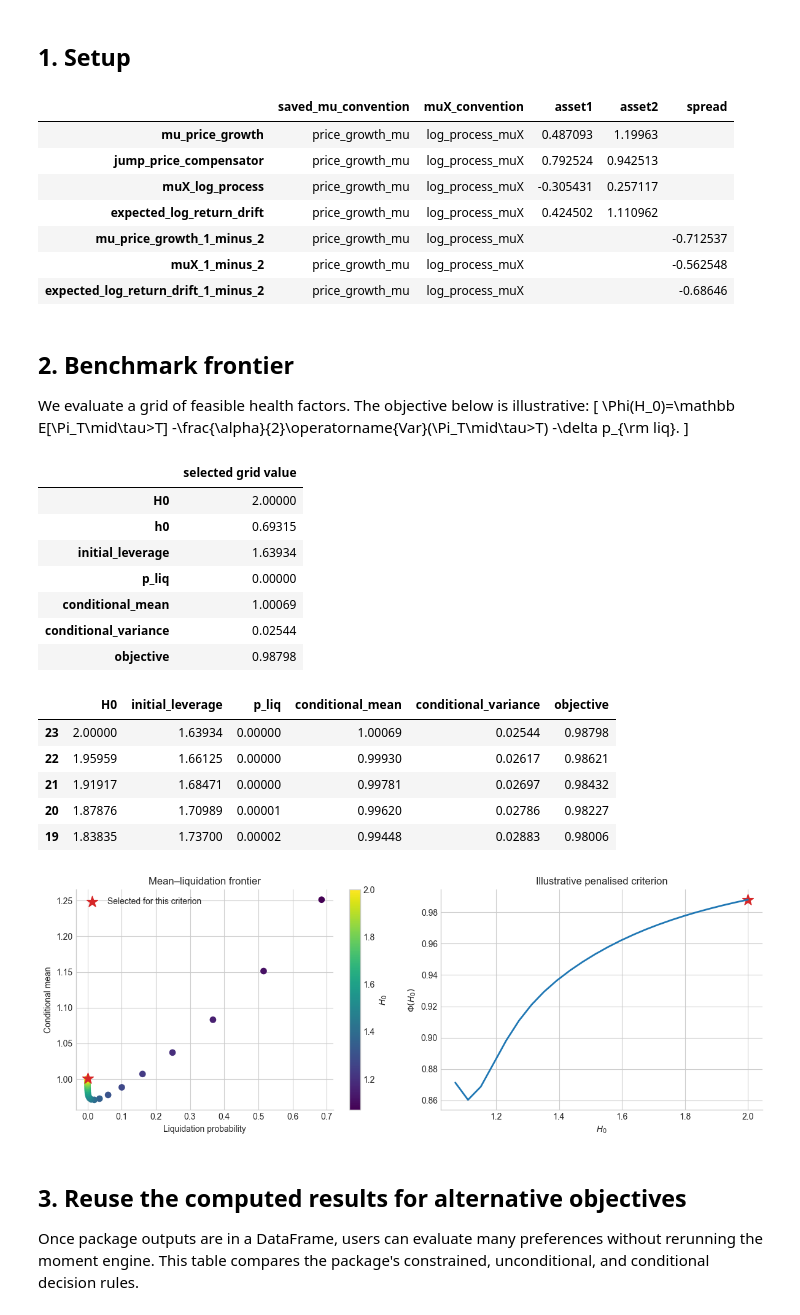
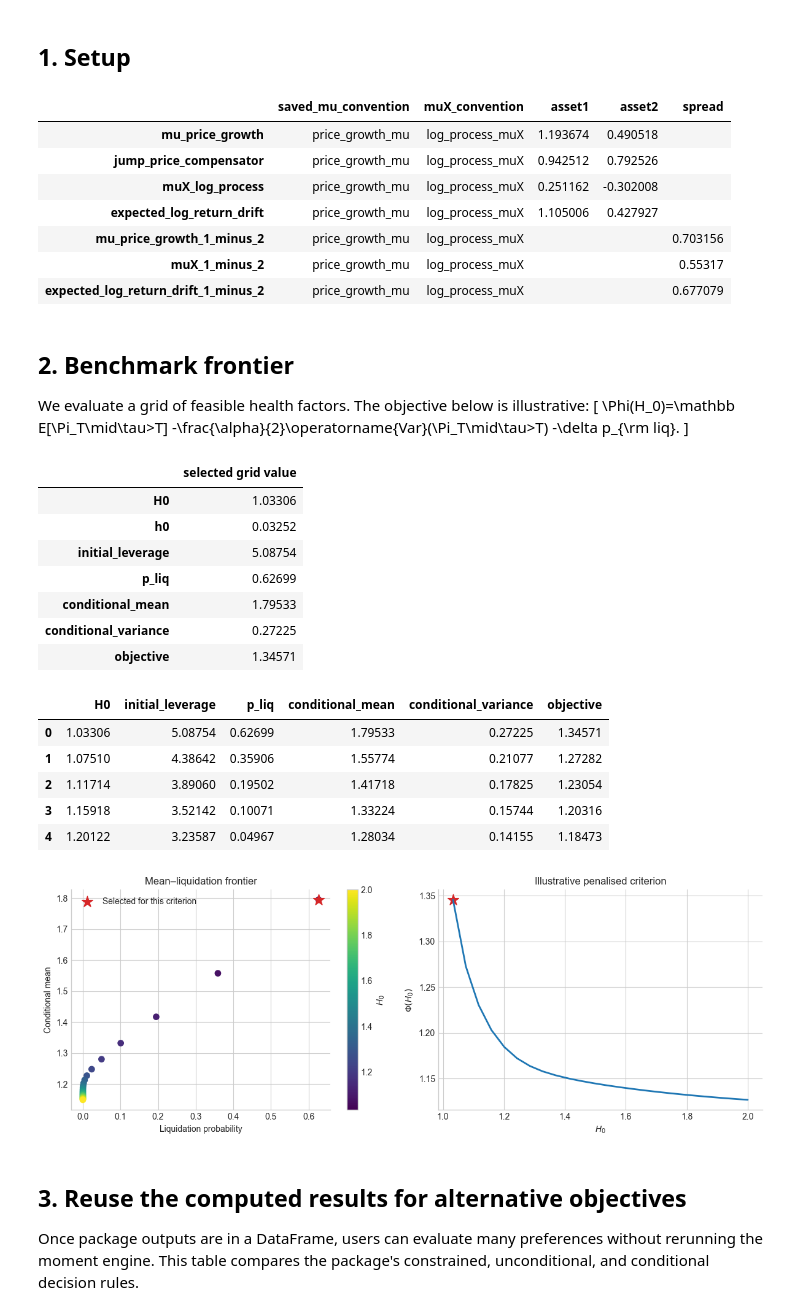
Before and after one commit to francisliu2/Defi_interestRate, a Jupyter notebook: notebooks/03_sizing_frontier_and_drift_views.ipynb, the cells around one changed output. Cells and saved outputs as stored; diff of their text form; code cells hidden in the pictures.

```diff
--- a/notebooks/03_sizing_frontier_and_drift_views.ipynb
+++ b/notebooks/03_sizing_frontier_and_drift_views.ipynb
@@ -12,41 +12,41 @@ This notebook illustrates the paper's **one-dimensional sizing problem and front
 from pathlib import Path
 import sys
 
 ROOT = next(
     path for path in [Path.cwd(), *Path.cwd().parents]
     if (path / "optimal_long_short").exists() and (path / "results").exists()
 )
 if str(ROOT) not in sys.path:
     sys.path.insert(0, str(ROOT))
 
 import matplotlib.pyplot as plt
 import numpy as np
 import pandas as pd
 
 plt.style.use("seaborn-v0_8-whitegrid")
 plt.rcParams.update({"figure.figsize": (8, 4.5), "axes.spines.top": False, "axes.spines.right": False})
 
 from optimal_long_short.drift import drift_summary, with_price_drift_view
 from optimal_long_short.job_runners.common import load_calibrated_params
 from optimal_long_short.risk_report import h0_liquidation_moment_report
 from optimal_long_short.sizing import (
     select_conditional_mean_variance_with_liquidation_penalty,
     select_liquidation_constrained,
     select_unconditional_killed_mean_variance,
 )
 
-params, constraint = load_calibrated_params(ROOT / "results" / "params_WBTC_WETH.json")
+params, constraint = load_calibrated_params(ROOT / "results" / "params_WETH_WBTC.json")
 T = 1.0 / 12.0
 pd.DataFrame(drift_summary(params)).fillna("")
 # %% [output]
 |  | saved_mu_convention | muX_convention | asset1 | asset2 | spread |
-| mu_price_growth | price_growth_mu | log_process_muX | 0.487093 | 1.19963 |  |
-| jump_price_compensator | price_growth_mu | log_process_muX | 0.792524 | 0.942513 |  |
-| muX_log_process | price_growth_mu | log_process_muX | -0.305431 | 0.257117 |  |
-| expected_log_return_drift | price_growth_mu | log_process_muX | 0.424502 | 1.110962 |  |
-| mu_price_growth_1_minus_2 | price_growth_mu | log_process_muX |  |  | -0.712537 |
-| muX_1_minus_2 | price_growth_mu | log_process_muX |  |  | -0.562548 |
-| expected_log_return_drift_1_minus_2 | price_growth_mu | log_process_muX |  |  | -0.68646 |
+| mu_price_growth | price_growth_mu | log_process_muX | 1.193674 | 0.490518 |  |
+| jump_price_compensator | price_growth_mu | log_process_muX | 0.942512 | 0.792526 |  |
+| muX_log_process | price_growth_mu | log_process_muX | 0.251162 | -0.302008 |  |
+| expected_log_return_drift | price_growth_mu | log_process_muX | 1.105006 | 0.427927 |  |
+| mu_price_growth_1_minus_2 | price_growth_mu | log_process_muX |  |  | 0.703156 |
+| muX_1_minus_2 | price_growth_mu | log_process_muX |  |  | 0.55317 |
+| expected_log_return_drift_1_minus_2 | price_growth_mu | log_process_muX |  |  | 0.677079 |
 # %% [markdown]
 ## 2. Benchmark frontier
 
@@ -88,19 +88,19 @@ display(best[["H0", "h0", "initial_leverage", "p_liq", "conditional_mean", "cond
 frontier.nlargest(5, "objective")[["H0", "initial_leverage", "p_liq", "conditional_mean", "conditional_variance", "objective"]].style.format(precision=5)
 # %% [output]
 |  | selected grid value |
-| H0 | 2.00000 |
-| h0 | 0.69315 |
-| initial_leverage | 1.63934 |
-| p_liq | 0.00000 |
-| conditional_mean | 1.00069 |
-| conditional_variance | 0.02544 |
-| objective | 0.98798 |
+| H0 | 1.03306 |
+| h0 | 0.03252 |
+| initial_leverage | 5.08754 |
+| p_liq | 0.62699 |
+| conditional_mean | 1.79533 |
+| conditional_variance | 0.27225 |
+| objective | 1.34571 |
 |  | H0 | initial_leverage | p_liq | conditional_mean | conditional_variance | objective |
-| 23 | 2.00000 | 1.63934 | 0.00000 | 1.00069 | 0.02544 | 0.98798 |
-| 22 | 1.95959 | 1.66125 | 0.00000 | 0.99930 | 0.02617 | 0.98621 |
-| 21 | 1.91917 | 1.68471 | 0.00000 | 0.99781 | 0.02697 | 0.98432 |
-| 20 | 1.87876 | 1.70989 | 0.00001 | 0.99620 | 0.02786 | 0.98227 |
-| 19 | 1.83835 | 1.73700 | 0.00002 | 0.99448 | 0.02883 | 0.98006 |
+| 0 | 1.03306 | 5.08754 | 0.62699 | 1.79533 | 0.27225 | 1.34571 |
+| 1 | 1.07510 | 4.38642 | 0.35906 | 1.55774 | 0.21077 | 1.27282 |
+| 2 | 1.11714 | 3.89060 | 0.19502 | 1.41718 | 0.17825 | 1.23054 |
+| 3 | 1.15918 | 3.52142 | 0.10071 | 1.33224 | 0.15744 | 1.20316 |
+| 4 | 1.20122 | 3.23587 | 0.04967 | 1.28034 | 0.14155 | 1.18473 |
 # %%
 fig, axes = plt.subplots(1, 2, figsize=(12, 4.5))
 sc = axes[0].scatter(frontier["p_liq"], frontier["conditional_mean"], c=frontier["H0"], cmap="viridis", s=45)
@@ -115,7 +115,7 @@ axes[1].set(xlabel="$H_0$", ylabel=r"$\Phi(H_0)$", title="Illustrative penalised
 fig.tight_layout()
 plt.show()
 # %% [output]
-[figure, old version]
+[figure, new version]
 # %% [markdown]
 ## 3. Reuse the computed results for alternative objectives
 
```
Also changed, not shown: parts of 3 cells of this notebook, 41 other files.
